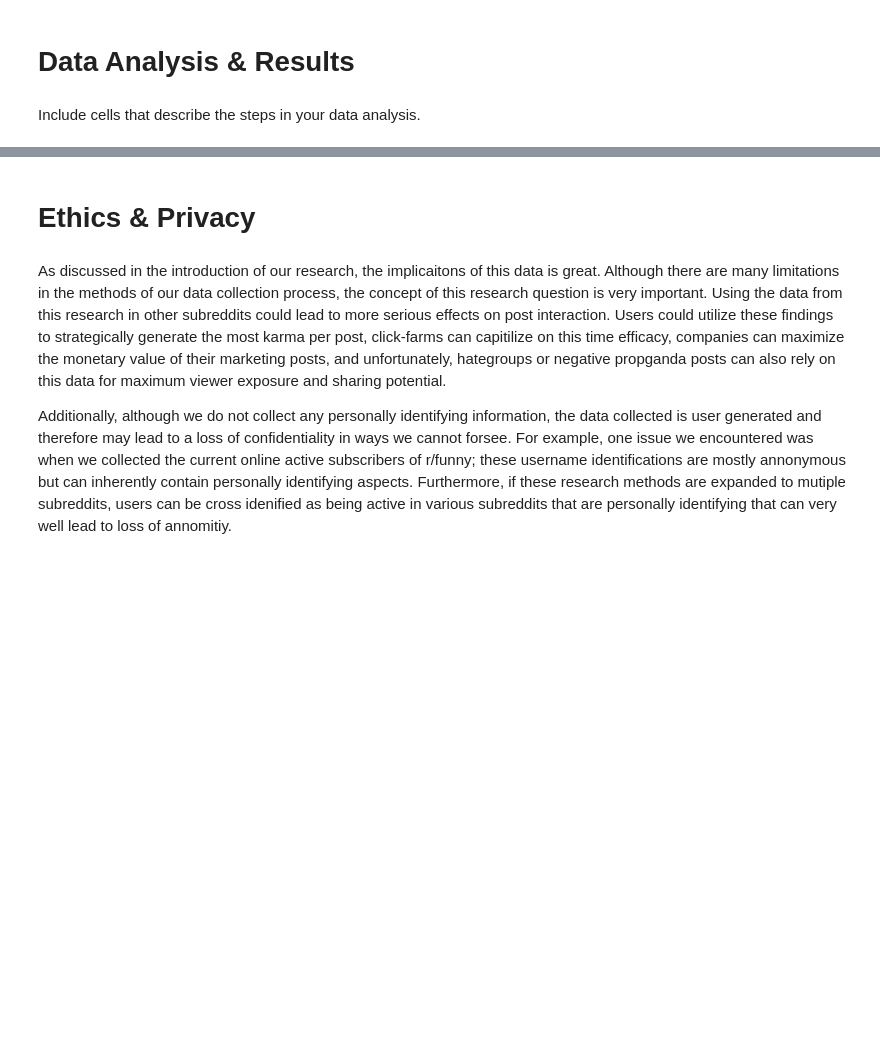
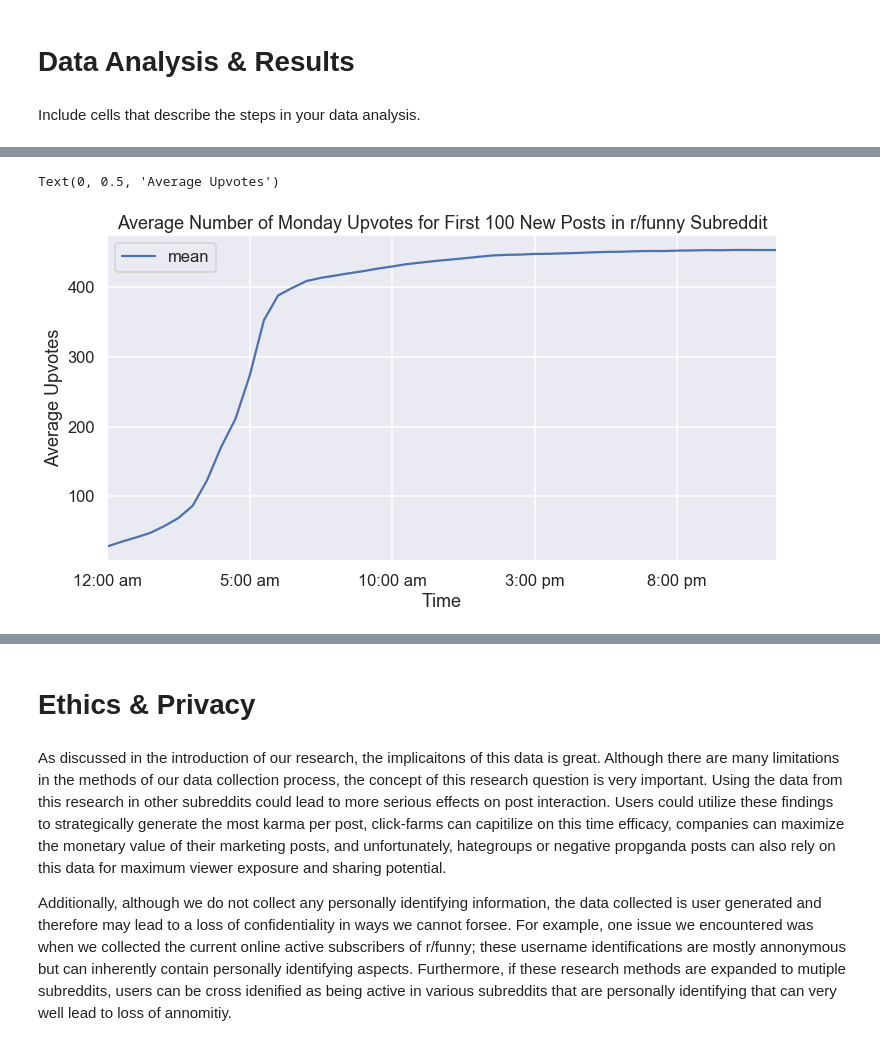
Before and after one commit to cs1212/COGS108_Reddit-Data-Analysis, a Jupyter notebook: FinalProject.ipynb, the cells around one changed output, grey strips where cells are left out. Cells and saved outputs as stored; diff of their text form; code cells hidden in the pictures; blank space fills up the shorter version.

```diff
--- a/FinalProject.ipynb
+++ b/FinalProject.ipynb
@@ -302,0 +284,12 @@ df_Sunday_mean_upvotes.head()
+# %%
+# Switch rows and columns
+df_Sunday_mean_upvotes = df_Sunday_mean_upvotes.transpose()
+df_Monday_mean_upvotes = df_Monday_mean_upvotes.transpose()
+df_Tuesday_mean_upvotes = df_Tuesday_mean_upvotes.transpose()
+df_Wednesday_mean_upvotes = df_Wednesday_mean_upvotes.transpose()
+df_Thursday_mean_upvotes = df_Thursday_mean_upvotes.transpose()
+df_Friday_mean_upvotes = df_Friday_mean_upvotes.transpose()
+df_Saturday_mean_upvotes = df_Saturday_mean_upvotes.transpose()
+
+# Check the modified dataset for Sunday
+df_Sunday_mean_upvotes.head()
@@ -317,0 +385,9 @@ Include cells that describe the steps in your data analysis.
+# %%
+# Plot Monday upvotes
+df_Monday_mean_upvotes.plot(figsize = (12, 6))
+plt.title('Average Number of Monday Upvotes for First 100 New Posts in r/funny Subreddit')
+plt.xlabel('Time')
+plt.ylabel('Average Upvotes')
+# %% [output]
+Text(0, 0.5, 'Average Upvotes')
+[figure, added]
```
Also changed, not shown: parts of 45 cells of this notebook.
